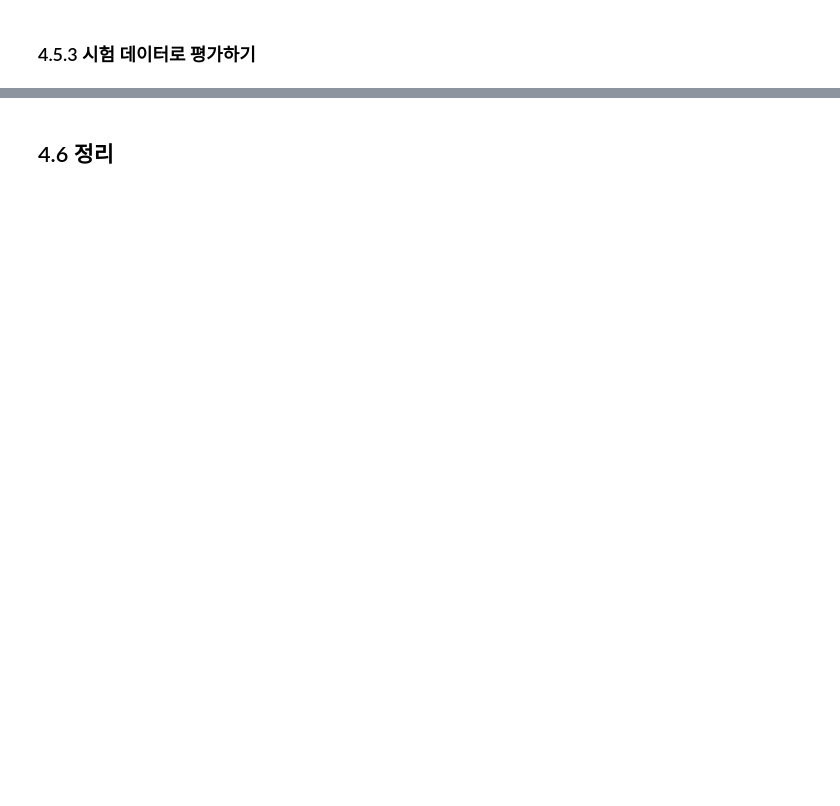
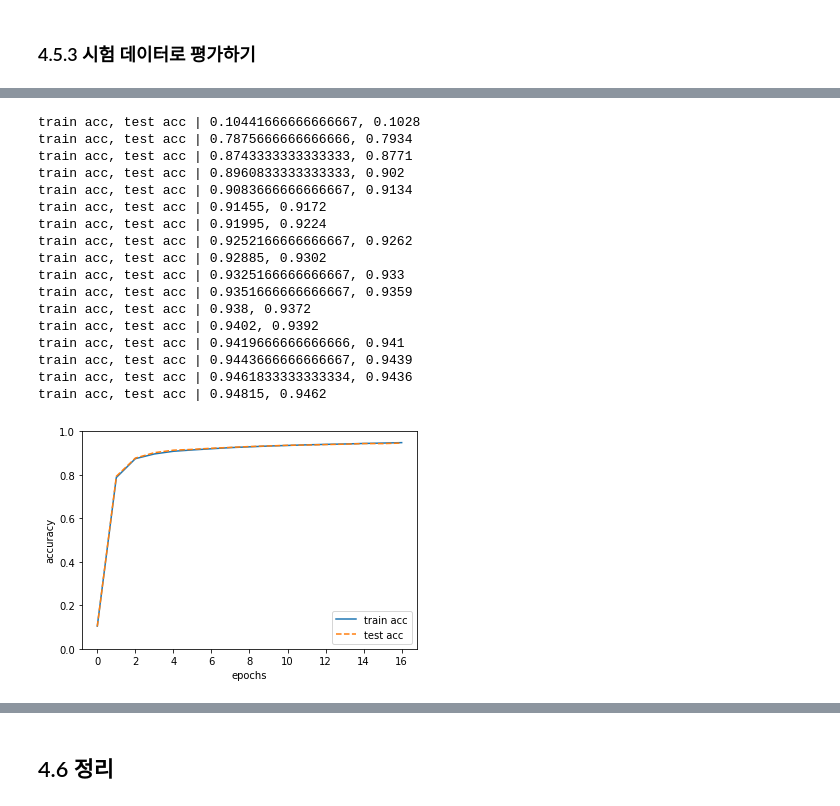
Before and after one commit to fkvl0327/deepLearning, a Jupyter notebook: 밑바닥부터_딥러닝_1권.ipynb, the cells around one changed output, grey strips where cells are left out. Saved outputs shown, nothing was run; the diff lists cells and outputs as text; code cells hidden in the pictures; blank space fills up the shorter version.

```diff
--- a/밑바닥부터_딥러닝_1권.ipynb
+++ b/밑바닥부터_딥러닝_1권.ipynb
@@ -689,0 +995,76 @@ ModuleNotFoundError: ignored
+# %%
+# 미니배치 학습 구현에서 사용했던 코드를 추가 활용하여, 훈련 데이터와 시험 데이터에 대한 정확도 추이를 그래프로 나타내 보자.
+
+# 데이터 읽기
+(x_train, t_train), (x_test, t_test) = load_mnist(normalize=True, one_hot_label=True)
+
+network = TwoLayerNet(input_size=784, hidden_size=50, output_size=10)
+
+# 하이퍼파라미터
+iters_num = 10000  # 반복 횟수를 적절히 설정한다.
+train_size = x_train.shape[0]
+batch_size = 100   # 미니배치 크기
+learning_rate = 0.1
+
+train_loss_list = []
+train_acc_list = []
+test_acc_list = []
+
+# 1에폭당 반복 수
+iter_per_epoch = max(train_size / batch_size, 1)
+
+for i in range(iters_num):
+    # 미니배치 획득
+    batch_mask = np.random.choice(train_size, batch_size)
+    x_batch = x_train[batch_mask]
+    t_batch = t_train[batch_mask]
+
+    # 기울기 계산
+    #grad = network.numerical_gradient(x_batch, t_batch)
+    grad = network.gradient(x_batch, t_batch)
+
+    # 매개변수 갱신
+    for key in ('W1', 'b1', 'W2', 'b2'):
+        network.params[key] -= learning_rate * grad[key]
+
+    # 학습 경과 기록
+    loss = network.loss(x_batch, t_batch)
+    train_loss_list.append(loss)
+
+    # 1에폭당 정확도 계산
+    if i % iter_per_epoch == 0:
+        train_acc = network.accuracy(x_train, t_train)
+        test_acc = network.accuracy(x_test, t_test)
+        train_acc_list.append(train_acc)
+        test_acc_list.append(test_acc)
+        print("train acc, test acc | " + str(train_acc) + ", " + str(test_acc))
+
+# 그래프 그리기
+markers = {'train': 'o', 'test': 's'}
+x = np.arange(len(train_acc_list))
+plt.plot(x, train_acc_list, label='train acc')
+plt.plot(x, test_acc_list, label='test acc', linestyle='--')
+plt.xlabel("epochs")
+plt.ylabel("accuracy")
+plt.ylim(0, 1.0)
+plt.legend(loc='lower right')
+plt.show()
+# %% [output]
+train acc, test acc | 0.10441666666666667, 0.1028
+train acc, test acc | 0.7875666666666666, 0.7934
+train acc, test acc | 0.8743333333333333, 0.8771
+train acc, test acc | 0.8960833333333333, 0.902
+train acc, test acc | 0.9083666666666667, 0.9134
+train acc, test acc | 0.91455, 0.9172
+train acc, test acc | 0.91995, 0.9224
+train acc, test acc | 0.9252166666666667, 0.9262
+train acc, test acc | 0.92885, 0.9302
+train acc, test acc | 0.9325166666666667, 0.933
+train acc, test acc | 0.9351666666666667, 0.9359
+train acc, test acc | 0.938, 0.9372
+train acc, test acc | 0.9402, 0.9392
+train acc, test acc | 0.9419666666666666, 0.941
+train acc, test acc | 0.9443666666666667, 0.9439
+train acc, test acc | 0.9461833333333334, 0.9436
+train acc, test acc | 0.94815, 0.9462
+[figure, added]
```
Also changed, not shown: parts of 45 cells of this notebook.
